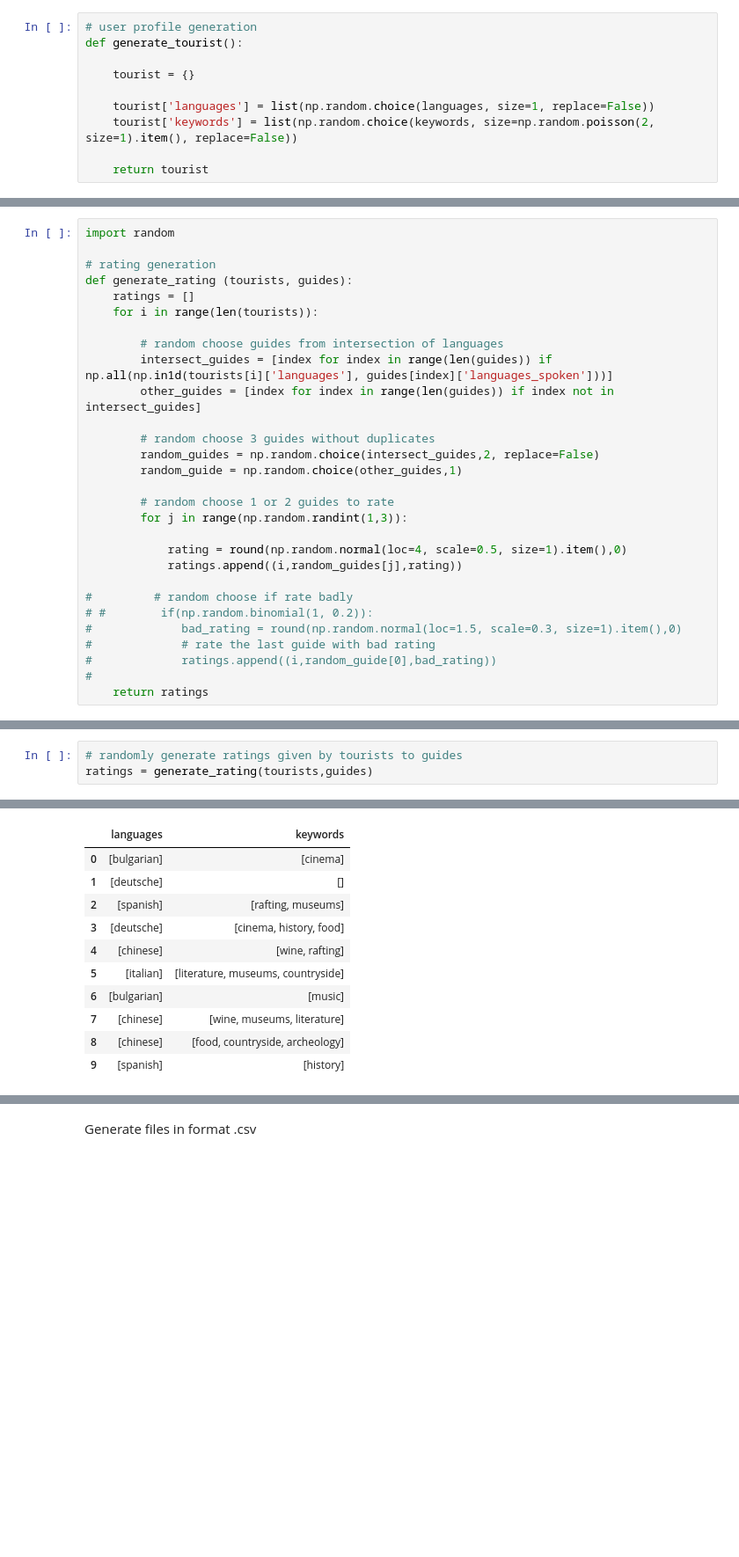
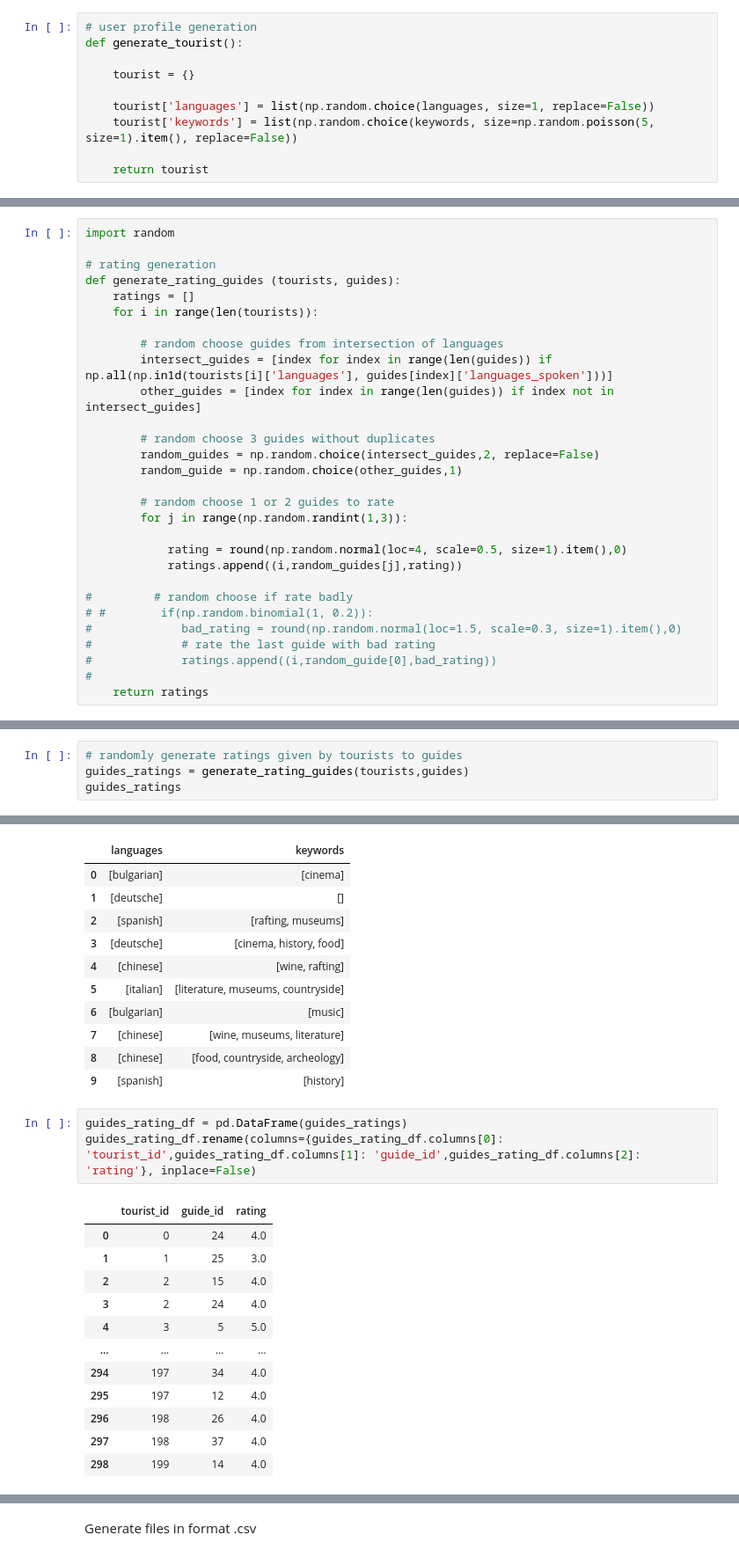
Before and after one commit to LorenzoAicardi/AsTourX, a Jupyter notebook: recommendersystem/Datageneration.ipynb, the cells around one changed output, grey strips where cells are left out. Shown at 88% size. Cells and saved outputs as stored; diff of their text form; blank space fills up the shorter version.

```diff
--- a/recommendersystem/Datageneration.ipynb
+++ b/recommendersystem/Datageneration.ipynb
@@ -66,6 +152,6 @@ def generate_tourist():
     tourist = {}
 
     tourist['languages'] = list(np.random.choice(languages, size=1, replace=False))
-    tourist['keywords'] = list(np.random.choice(keywords, size=np.random.poisson(2, size=1).item(), replace=False))
+    tourist['keywords'] = list(np.random.choice(keywords, size=np.random.poisson(5, size=1).item(), replace=False))
 
     return tourist
@@ -73,7 +180,7 @@ def generate_tourist():
 import random
 
 # rating generation
-def generate_rating (tourists, guides):
+def generate_rating_guides (tourists, guides):
     ratings = []
     for i in range(len(tourists)):
 
@@ -110,4 +240,5 @@ guides = [generate_guide() for _ in range(n_guides)]
 tourists = [generate_tourist() for _ in range(n_tourists)]
 # %%
 # randomly generate ratings given by tourists to guides
-ratings = generate_rating(tourists,guides)
+guides_ratings = generate_rating_guides(tourists,guides)
+guides_ratings
@@ -162,3 +377,19 @@ tourist_df[:10]
 | 7 | [chinese] | [wine, museums, literature] |
 | 8 | [chinese] | [food, countryside, archeology] |
 | 9 | [spanish] | [history] |
+# %%
+guides_rating_df = pd.DataFrame(guides_ratings)
+guides_rating_df.rename(columns={guides_rating_df.columns[0]: 'tourist_id',guides_rating_df.columns[1]: 'guide_id',guides_rating_df.columns[2]: 'rating'}, inplace=False)
+# %% [output]
+|  | tourist_id | guide_id | rating |
+| 0 | 0 | 24 | 4.0 |
+| 1 | 1 | 25 | 3.0 |
+| 2 | 2 | 15 | 4.0 |
+| 3 | 2 | 24 | 4.0 |
+| 4 | 3 | 5 | 5.0 |
+| ... | ... | ... | ... |
+| 294 | 197 | 34 | 4.0 |
+| 295 | 197 | 12 | 4.0 |
+| 296 | 198 | 26 | 4.0 |
+| 297 | 198 | 37 | 4.0 |
+| 298 | 199 | 14 | 4.0 |
```
Also changed, not shown: parts of 18 cells of this notebook.
